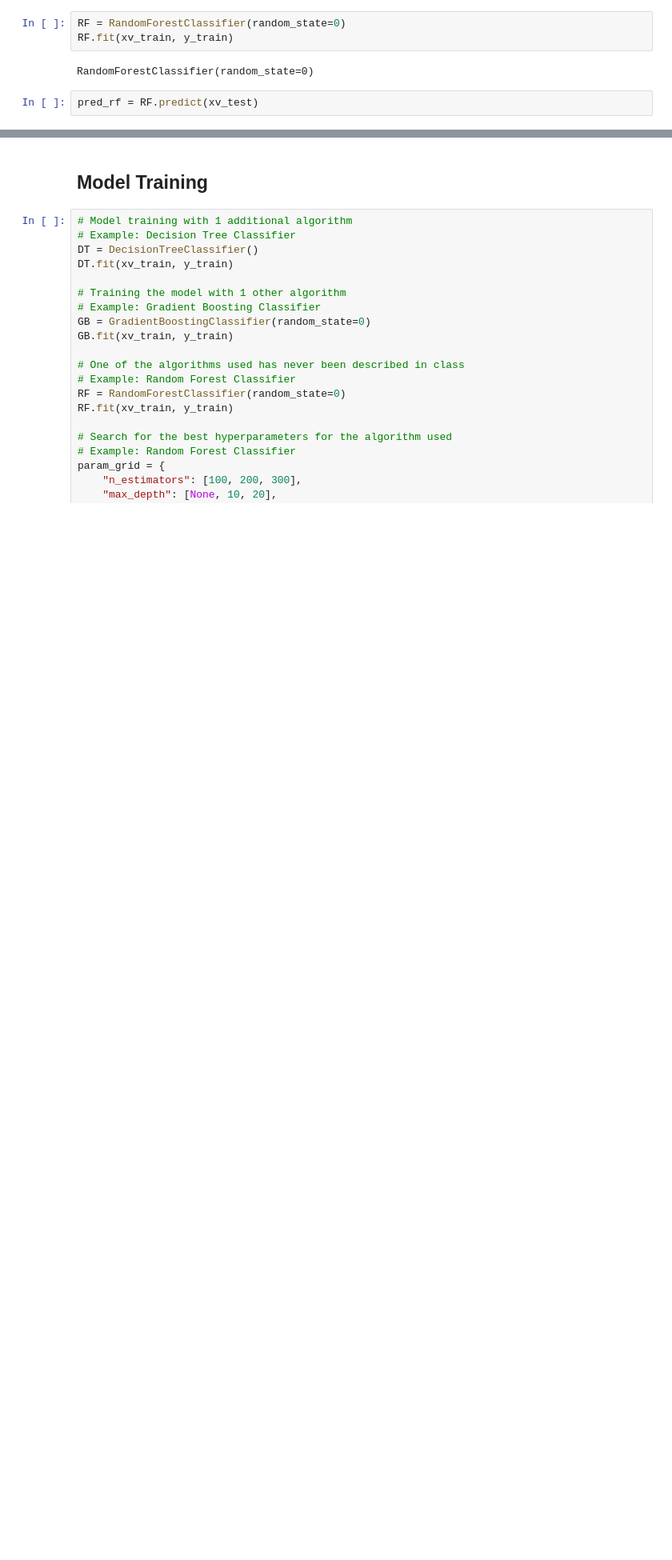
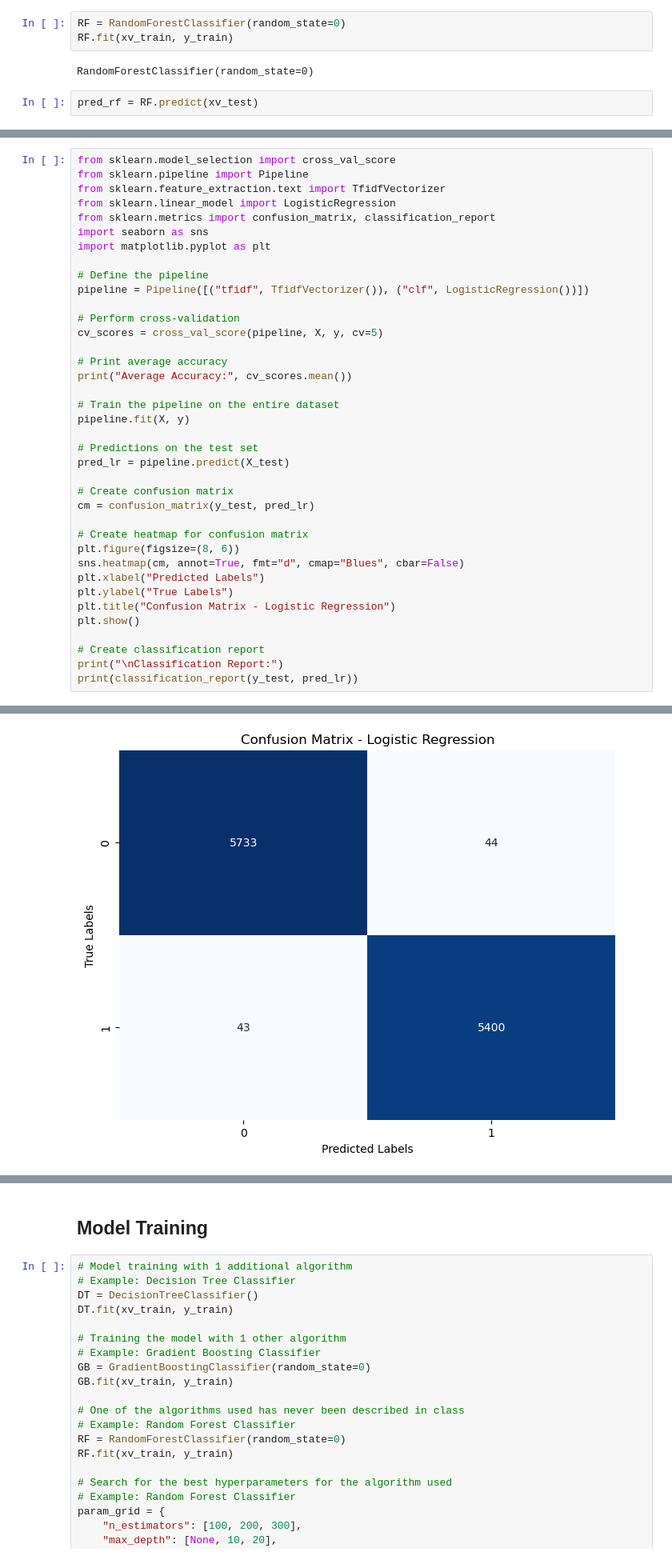
Before and after one commit to frdrckj/Fake-News-Detection, a Jupyter notebook: fake_news_detection.ipynb, the cells around one changed output, grey strips where cells are left out. Shown at 80% size. Cells and saved outputs as stored; diff of their text form; blank space fills up the shorter version.

```diff
--- a/fake_news_detection.ipynb
+++ b/fake_news_detection.ipynb
@@ -367,0 +598,39 @@ RF.score(xv_test, y_test)
+# %%
+from sklearn.model_selection import cross_val_score
+from sklearn.pipeline import Pipeline
+from sklearn.feature_extraction.text import TfidfVectorizer
+from sklearn.linear_model import LogisticRegression
+from sklearn.metrics import confusion_matrix, classification_report
+import seaborn as sns
+import matplotlib.pyplot as plt
+
+# Define the pipeline
+pipeline = Pipeline([("tfidf", TfidfVectorizer()), ("clf", LogisticRegression())])
+
+# Perform cross-validation
+cv_scores = cross_val_score(pipeline, X, y, cv=5)
+
+# Print average accuracy
+print("Average Accuracy:", cv_scores.mean())
+
+# Train the pipeline on the entire dataset
+pipeline.fit(X, y)
+
+# Predictions on the test set
+pred_lr = pipeline.predict(X_test)
+
+# Create confusion matrix
+cm = confusion_matrix(y_test, pred_lr)
+
+# Create heatmap for confusion matrix
+plt.figure(figsize=(8, 6))
+sns.heatmap(cm, annot=True, fmt="d", cmap="Blues", cbar=False)
+plt.xlabel("Predicted Labels")
+plt.ylabel("True Labels")
+plt.title("Confusion Matrix - Logistic Regression")
+plt.show()
+
+# Create classification report
+print("\nClassification Report:")
+print(classification_report(y_test, pred_lr))
+# %% [output]
@@ -367,0 +638 @@ RF.score(xv_test, y_test)
+[figure, added]
```
Also changed, not shown: parts of 29 cells of this notebook.
